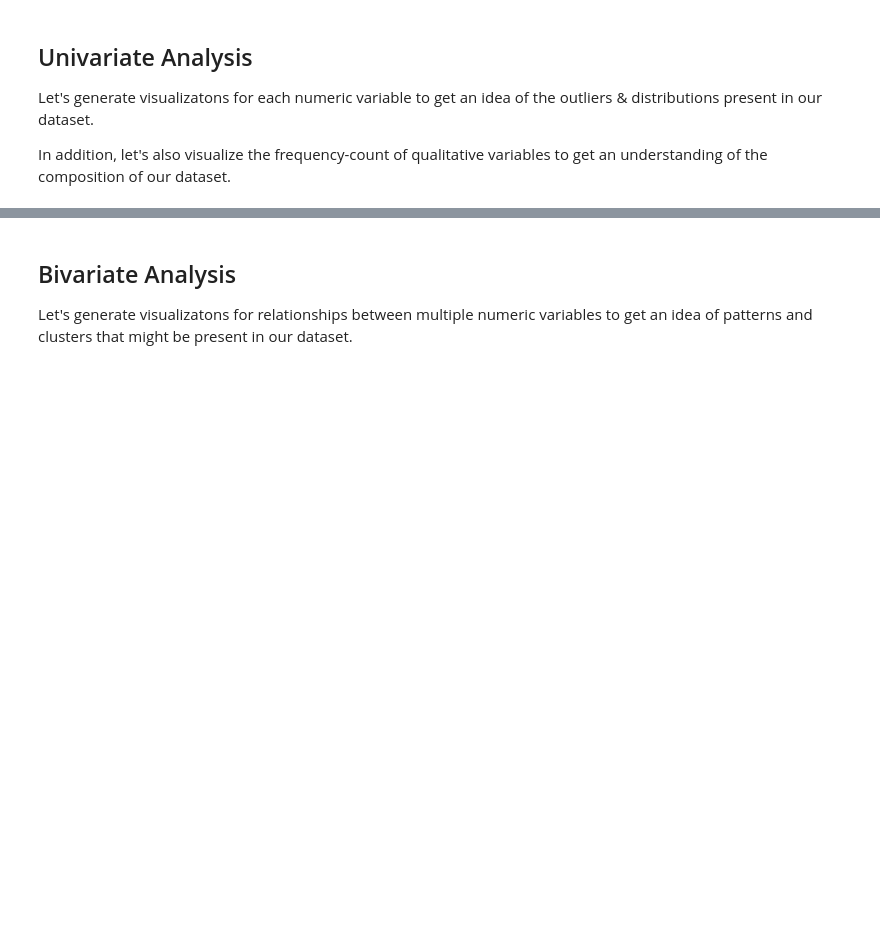
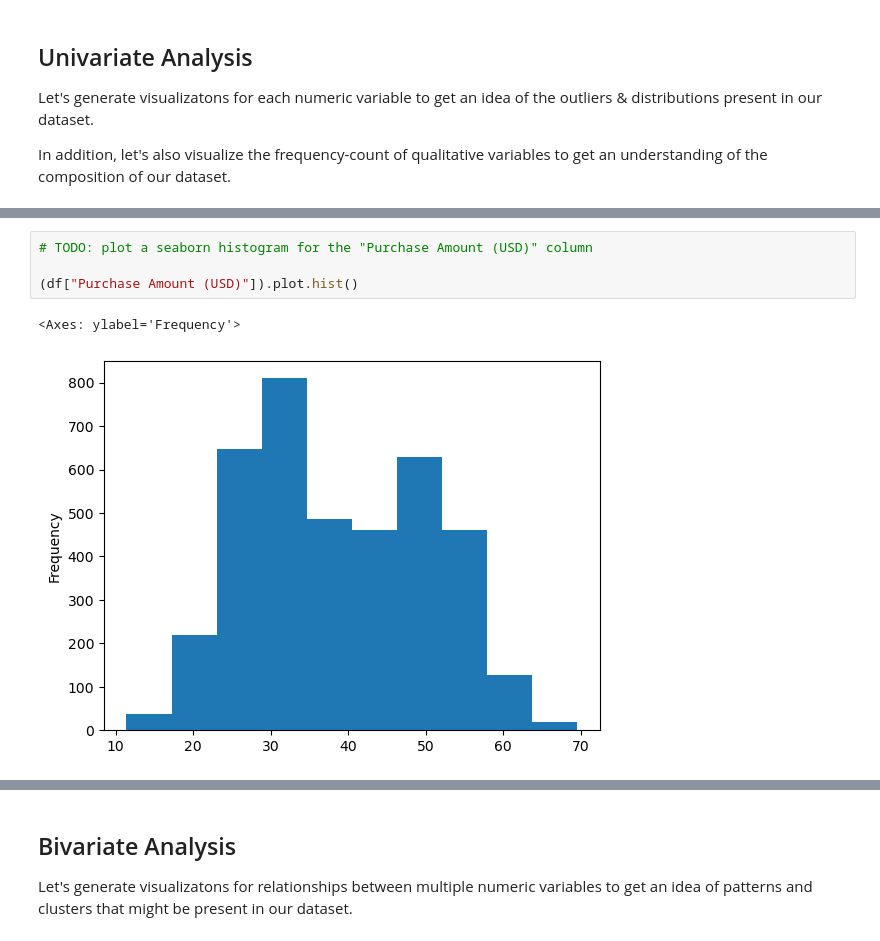
Before and after one commit to deebaby001/Shopping-Behavior, a Jupyter notebook: code/01explore.ipynb, the cells around one changed output, grey strips where cells are left out. Cells and saved outputs as stored; diff of their text form; blank space fills up the shorter version.

```diff
--- a/code/01explore.ipynb
+++ b/code/01explore.ipynb
@@ -128,0 +59,7 @@ plt.show()
+# %%
+# TODO: plot a seaborn histogram for the "Purchase Amount (USD)" column
+
+(df["Purchase Amount (USD)"]).plot.hist()
+# %% [output]
+<Axes: ylabel='Frequency'>
+[figure, added]
```
Also changed, not shown: parts of 45 cells of this notebook.
